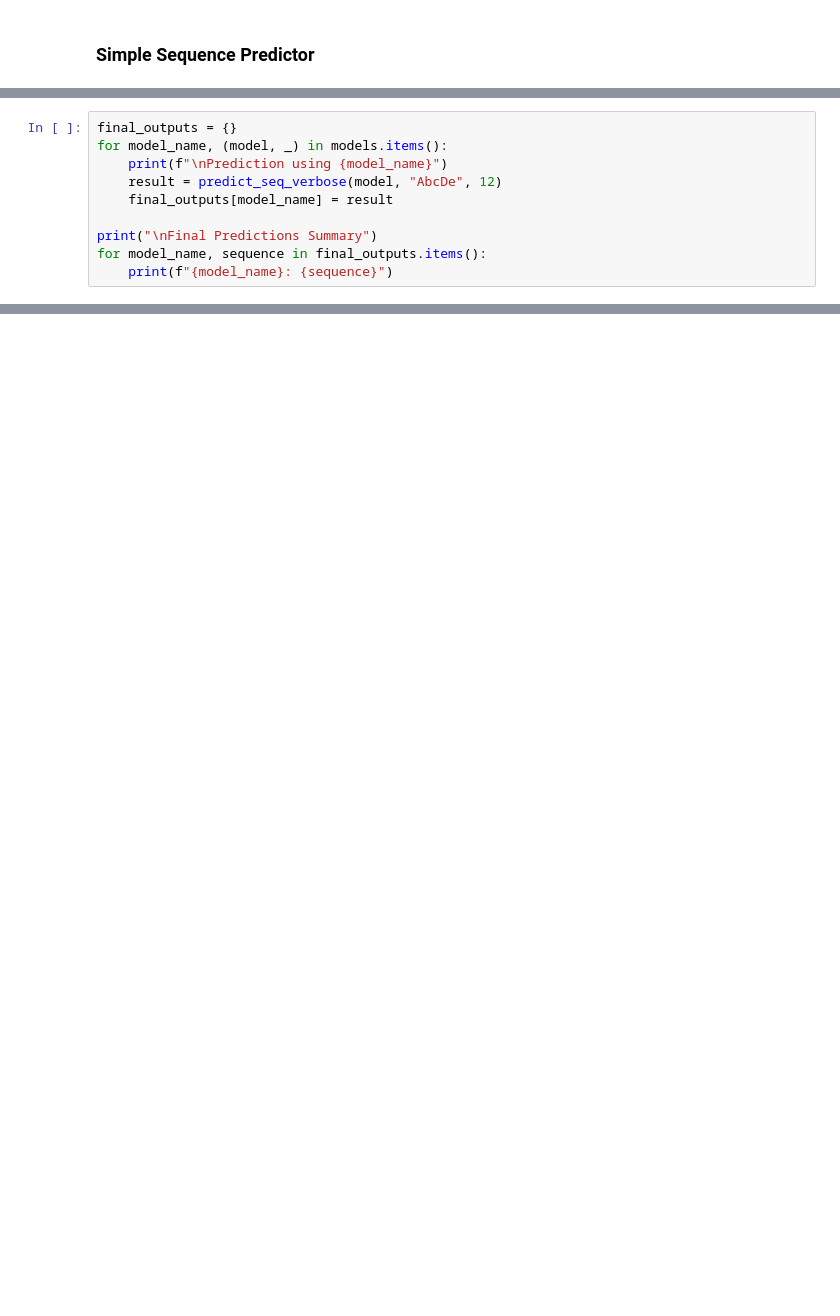
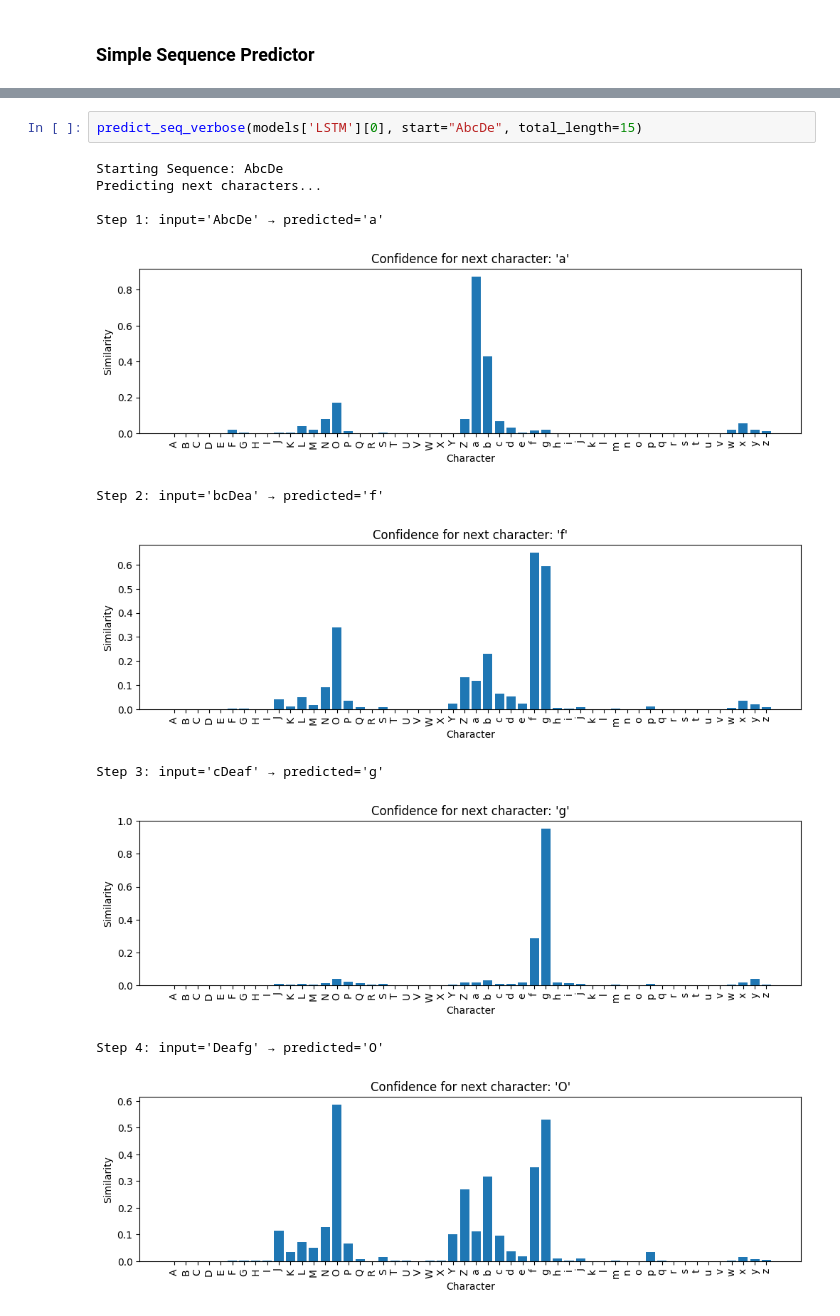
Before and after one commit to Adarsh04Arun/Bnmit_DLRL, a Jupyter notebook: Day-8 Assigment/Seq_pred_RNN_GRU_LSTM.ipynb, the cells around one changed output, grey strips where cells are left out. Saved outputs shown, nothing was run; the diff lists cells and outputs as text; blank space fills up the shorter version.

```diff
--- a/Day-8 Assigment/Seq_pred_RNN_GRU_LSTM.ipynb
+++ b/Day-8 Assigment/Seq_pred_RNN_GRU_LSTM.ipynb
@@ -110,10 +2,0 @@ def predict_seq_verbose(model, start, total_length):
-# %%
-final_outputs = {}
-for model_name, (model, _) in models.items():
-    print(f"\nPrediction using {model_name}")
-    result = predict_seq_verbose(model, "AbcDe", 12)
-    final_outputs[model_name] = result
-
-print("\nFinal Predictions Summary")
-for model_name, sequence in final_outputs.items():
-    print(f"{model_name}: {sequence}")
@@ -138,0 +149,14 @@ Step 6: input='FghIj' → predicted='K'
+# %%
+predict_seq_verbose(models['LSTM'][0], start="AbcDe", total_length=15)
+# %% [output]
+Starting Sequence: AbcDe
+Predicting next characters...
+
+Step 1: input='AbcDe' → predicted='a'
+[figure, added]
+Step 2: input='bcDea' → predicted='f'
+[figure, added]
+Step 3: input='cDeaf' → predicted='g'
+[figure, added]
+Step 4: input='Deafg' → predicted='O'
+[figure, added]
```
Also changed, not shown: parts of 7 cells of this notebook, 1 other file.
